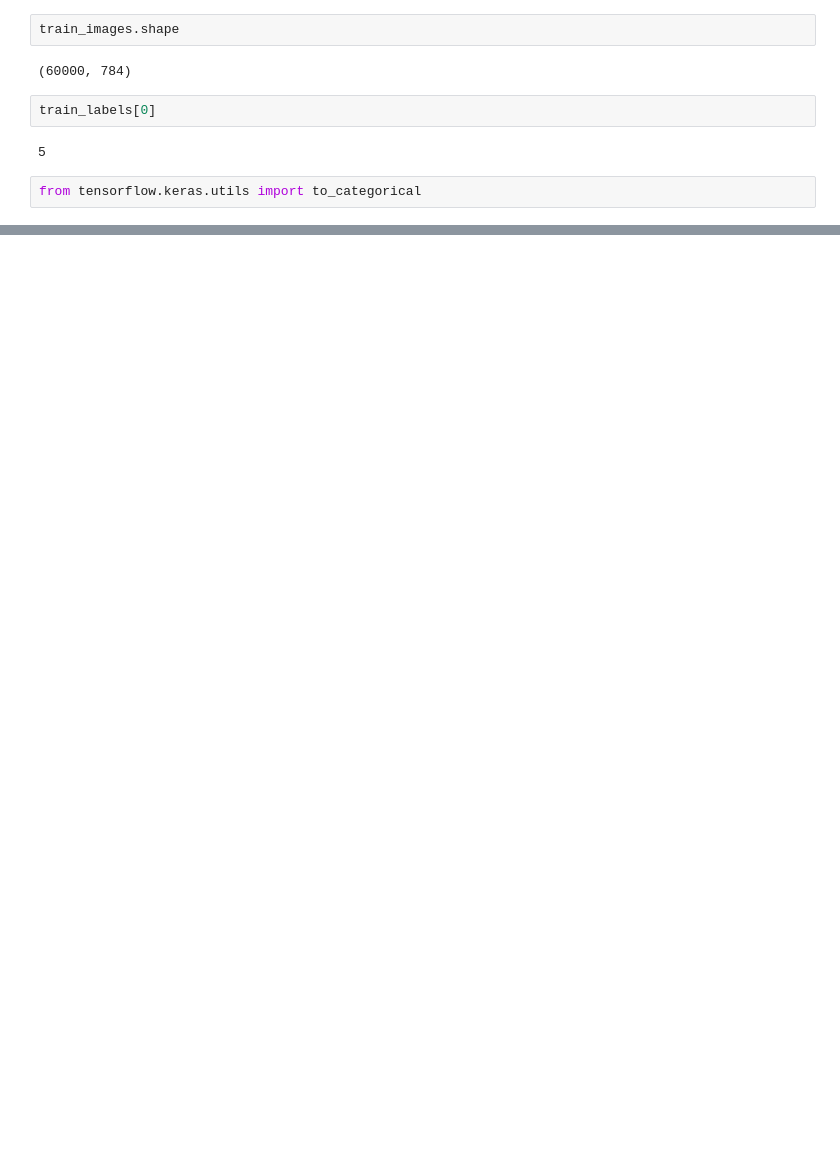
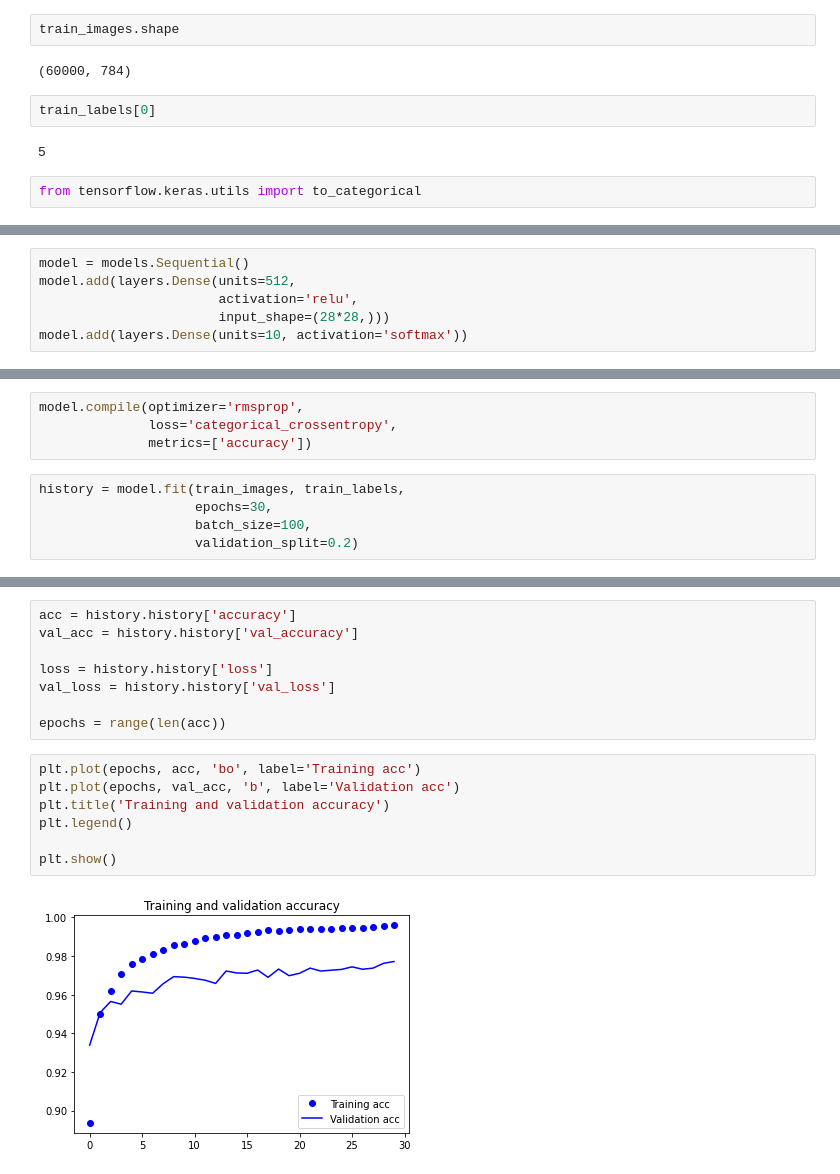
Before and after one commit to Arem77/Colab, a Jupyter notebook: dnn_mnist_classification.ipynb, the cells around one changed output, grey strips where cells are left out. Saved outputs shown, nothing was run; the diff lists cells and outputs as text; blank space fills up the shorter version.

```diff
--- a/dnn_mnist_classification.ipynb
+++ b/dnn_mnist_classification.ipynb
@@ -58,0 +52,6 @@ train_labes = to_categorical(train_labels)
+# %%
+model = models.Sequential()
+model.add(layers.Dense(units=512,
+                       activation='relu',
+                       input_shape=(28*28,)))
+model.add(layers.Dense(units=10, activation='softmax'))
@@ -58,0 +73,9 @@ train_labes = to_categorical(train_labels)
+# %%
+model.compile(optimizer='rmsprop',
+              loss='categorical_crossentropy',
+              metrics=['accuracy'])
+# %%
+history = model.fit(train_images, train_labels,
+                    epochs=30,
+                    batch_size=100,
+                    validation_split=0.2)
@@ -58,0 +100,17 @@ train_labes = to_categorical(train_labels)
+# %%
+acc = history.history['accuracy']
+val_acc = history.history['val_accuracy']
+
+loss = history.history['loss']
+val_loss = history.history['val_loss']
+
+epochs = range(len(acc))
+# %%
+plt.plot(epochs, acc, 'bo', label='Training acc')
+plt.plot(epochs, val_acc, 'b', label='Validation acc')
+plt.title('Training and validation accuracy')
+plt.legend()
+
+plt.show()
+# %% [output]
+[figure, added]
```
Also changed, not shown: parts of 20 cells of this notebook.
